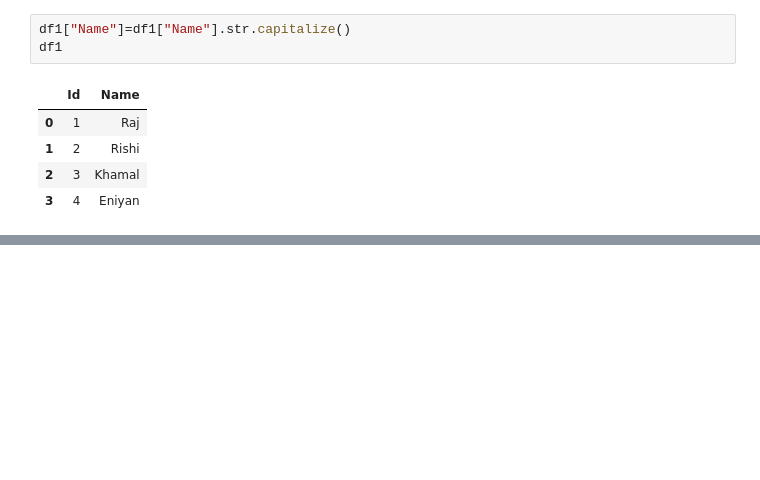
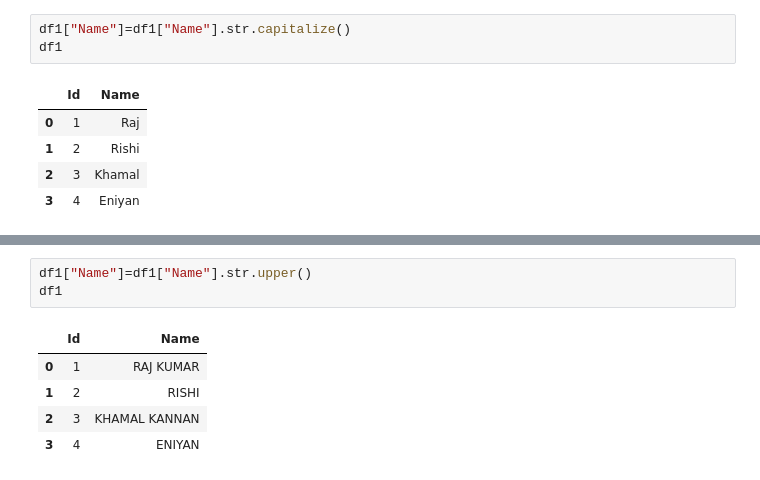
Before and after one commit to Nivetha1705/Practice-Data-Analytics, a Jupyter notebook: Python/Pandas(Travel dataset).ipynb, the cells around one changed output, grey strips where cells are left out. Drawn from its saved outputs; the diff is of its cells as text; blank space fills up the shorter version.

```diff
--- a/Python/Pandas(Travel dataset).ipynb
+++ b/Python/Pandas(Travel dataset).ipynb
@@ -896,0 +909,9 @@ df1
+# %%
+df1["Name"]=df1["Name"].str.upper()
+df1
+# %% [output]
+|  | Id | Name |
+| 0 | 1 | RAJ KUMAR |
+| 1 | 2 | RISHI |
+| 2 | 3 | KHAMAL KANNAN |
+| 3 | 4 | ENIYAN |
```
Also changed, not shown: parts of 10 cells of this notebook, 1 other file.
